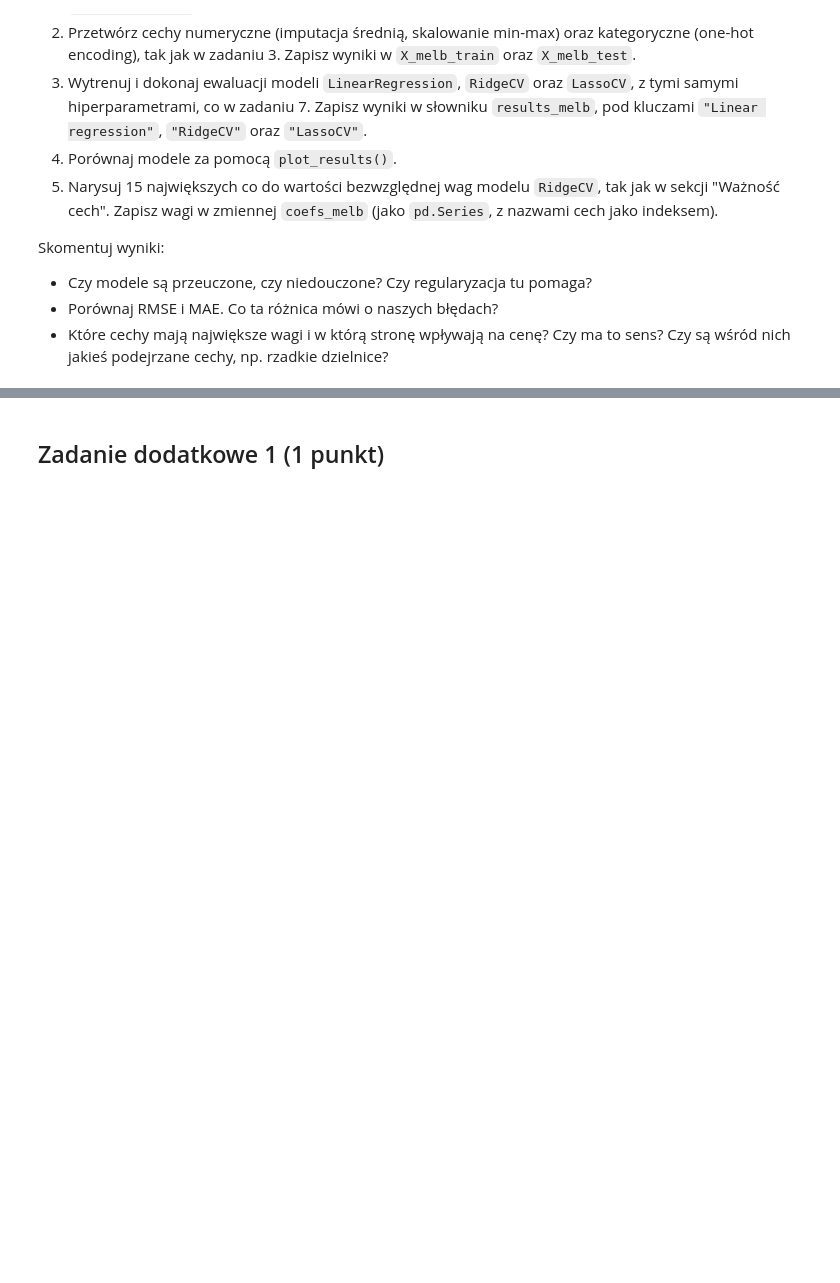
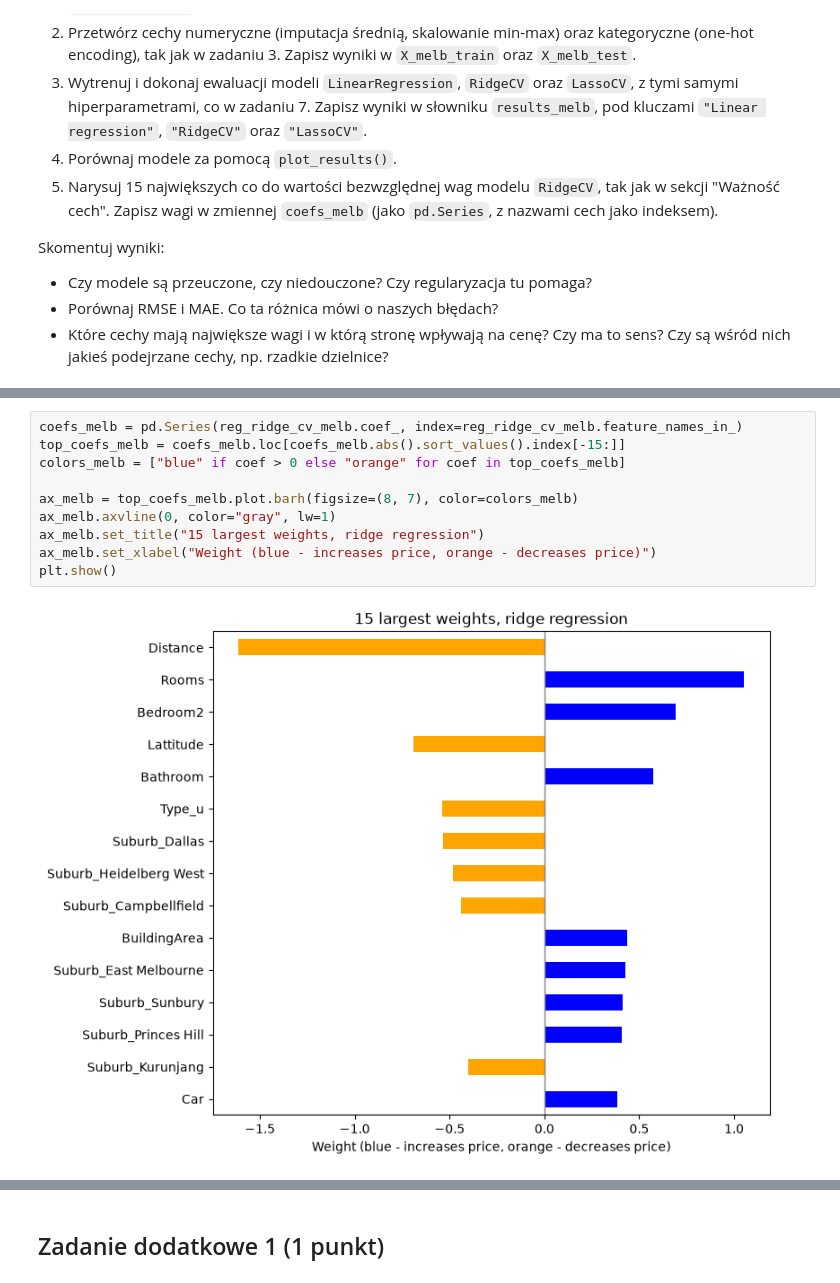
Before and after one commit to Mysiax05/AI_Basics, a Jupyter notebook: lab1/lab_1.ipynb, the cells around one changed output, grey strips where cells are left out. Cells and saved outputs as stored; diff of their text form; blank space fills up the shorter version.

```diff
--- a/lab1/lab_1.ipynb
+++ b/lab1/lab_1.ipynb
@@ -1502,3 +1607,15 @@ Skomentuj wyniki:
+# %%
+coefs_melb = pd.Series(reg_ridge_cv_melb.coef_, index=reg_ridge_cv_melb.feature_names_in_)
+top_coefs_melb = coefs_melb.loc[coefs_melb.abs().sort_values().index[-15:]]
+colors_melb = ["blue" if coef > 0 else "orange" for coef in top_coefs_melb]
+
+ax_melb = top_coefs_melb.plot.barh(figsize=(8, 7), color=colors_melb)
+ax_melb.axvline(0, color="gray", lw=1)
+ax_melb.set_title("15 largest weights, ridge regression")
+ax_melb.set_xlabel("Weight (blue - increases price, orange - decreases price)")
+plt.show()
+# %% [output]
+[figure, added]
 # %%
 assert X_melb_train.shape == (10185, 330)
 assert X_melb_test.shape == (3395, 330)
```
Also changed, not shown: parts of 8 cells of this notebook.
